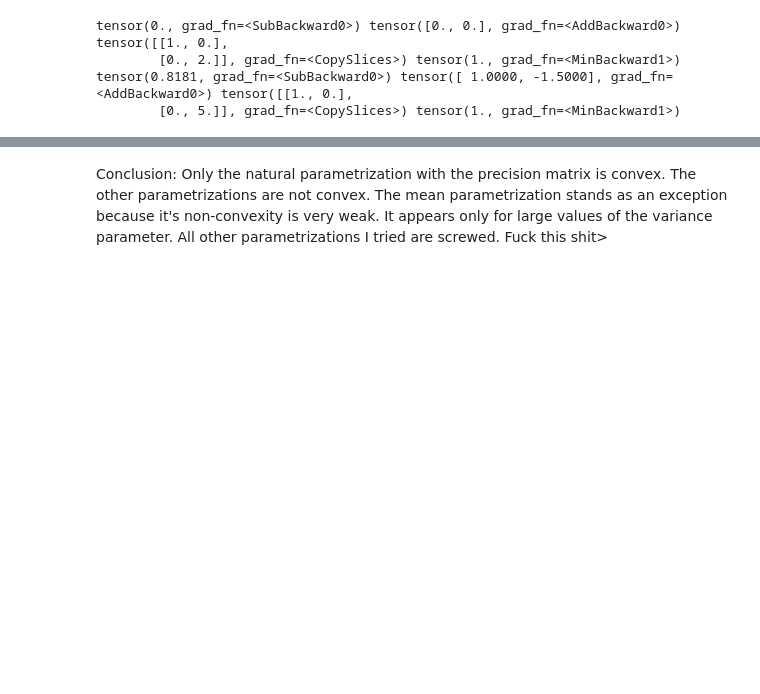
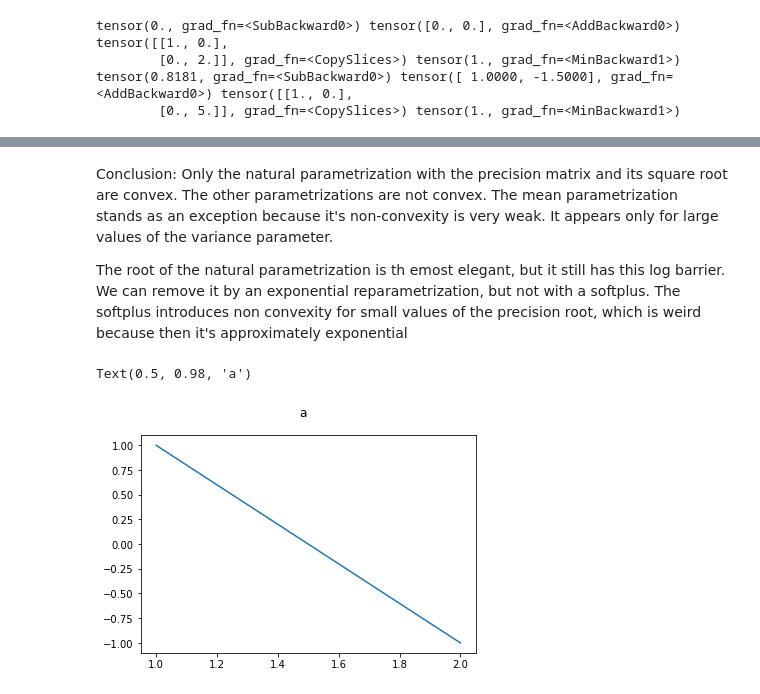
Before and after one commit to remilepriol/causal-adaptation-speed, a Jupyter notebook: 6_exponential_precision_matrix.ipynb, the cells around one changed output, grey strips where cells are left out. Cells and saved outputs as stored; diff of their text form; code cells hidden in the pictures; blank space fills up the shorter version.

```diff
--- a/6_exponential_precision_matrix.ipynb
+++ b/6_exponential_precision_matrix.ipynb
@@ -259,4 +281,13 @@ for key,item in {
 # %% [markdown]
-Conclusion: Only the natural parametrization with the precision matrix is convex. The other parametrizations are not convex. The mean parametrization stands as an exception because it's non-convexity is very weak. It appears only for large values of the variance parameter. All other parametrizations I tried are screwed. Fuck this shit>
+Conclusion: Only the natural  parametrization with the precision matrix  and its square root are convex. The other parametrizations are not convex. The mean parametrization stands as an exception because it's non-convexity is very weak. It appears only for large values of the variance parameter.
+
+The root of the natural parametrization is th emost elegant, but it still has this log barrier. We can remove it by an exponential reparametrization, but not with a softplus. The softplus introduces non convexity for small values of the precision root, which is weird because then it's approximately exponential
 # %%
  mineigen(hessian(var_torch, torch.tensor([2,10.], requires_grad=True))[0]).detach()
+# %%
+fig = plt.figure()
+plt.plot([1,2],[1,-1])
+fig.suptitle('a')
+# %% [output]
+Text(0.5, 0.98, 'a')
+[figure, added]
```
Also changed, not shown: parts of 5 cells of this notebook.
